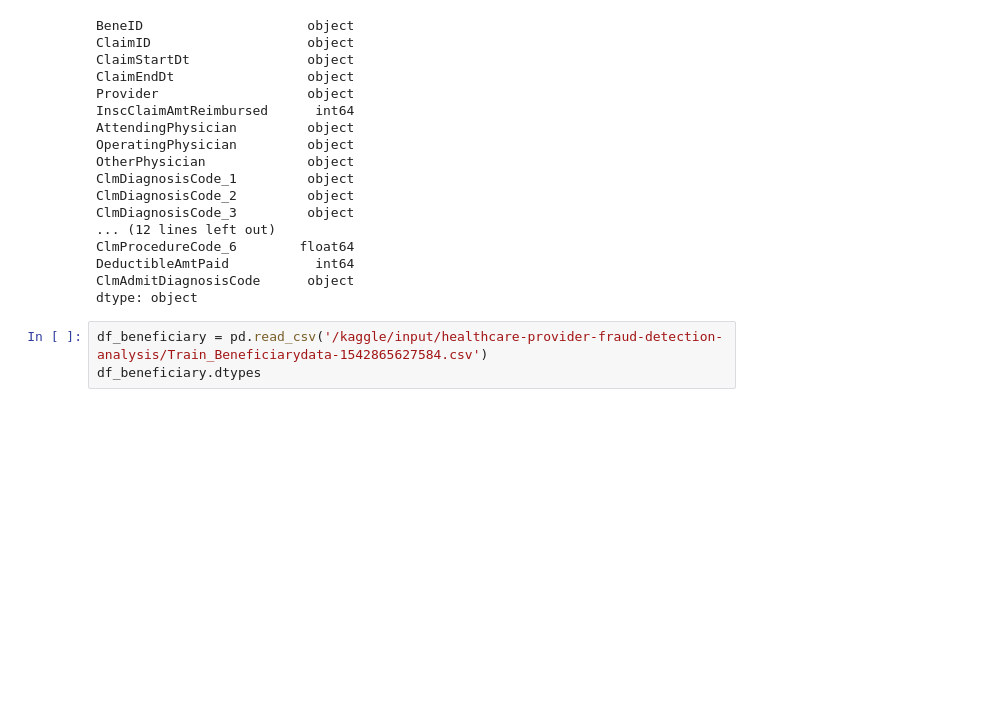
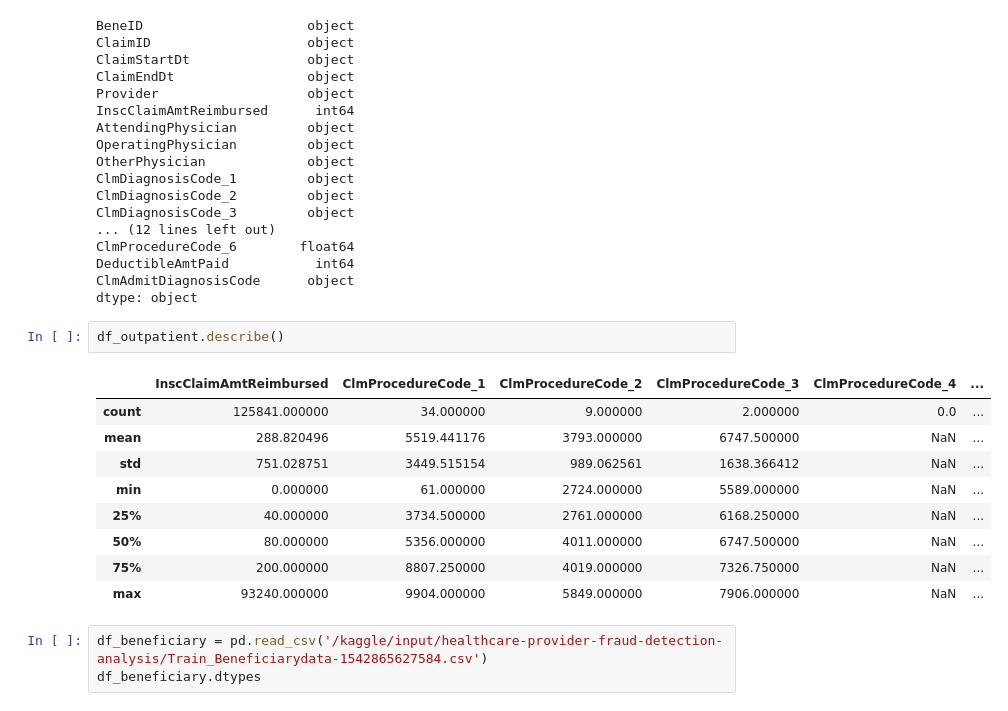
Before and after one commit to bkdevart/health_claims, a Jupyter notebook: health-claims.ipynb, the cells around one changed output. Saved outputs shown, nothing was run; the diff lists cells and outputs as text; blank space fills up the shorter version.

```diff
--- a/health-claims.ipynb
+++ b/health-claims.ipynb
@@ -58,6 +58,18 @@ ClmProcedureCode_6        float64
 DeductibleAmtPaid           int64
 ClmAdmitDiagnosisCode      object
 dtype: object
+# %%
+df_outpatient.describe()
+# %% [output]
+|  | InscClaimAmtReimbursed | ClmProcedureCode_1 | ClmProcedureCode_2 | ClmProcedureCode_3 | ClmProcedureCode_4 | ... |
+| count | 125841.000000 | 34.000000 | 9.000000 | 2.000000 | 0.0 | ... |
+| mean | 288.820496 | 5519.441176 | 3793.000000 | 6747.500000 | NaN | ... |
+| std | 751.028751 | 3449.515154 | 989.062561 | 1638.366412 | NaN | ... |
+| min | 0.000000 | 61.000000 | 2724.000000 | 5589.000000 | NaN | ... |
+| 25% | 40.000000 | 3734.500000 | 2761.000000 | 6168.250000 | NaN | ... |
+| 50% | 80.000000 | 5356.000000 | 4011.000000 | 6747.500000 | NaN | ... |
+| 75% | 200.000000 | 8807.250000 | 4019.000000 | 7326.750000 | NaN | ... |
+| max | 93240.000000 | 9904.000000 | 5849.000000 | 7906.000000 | NaN | ... |
 # %%
 df_beneficiary = pd.read_csv('/kaggle/input/healthcare-provider-fraud-detection-analysis/Train_Beneficiarydata-1542865627584.csv')
 df_beneficiary.dtypes
```
Also changed, not shown: parts of 4 cells of this notebook.
